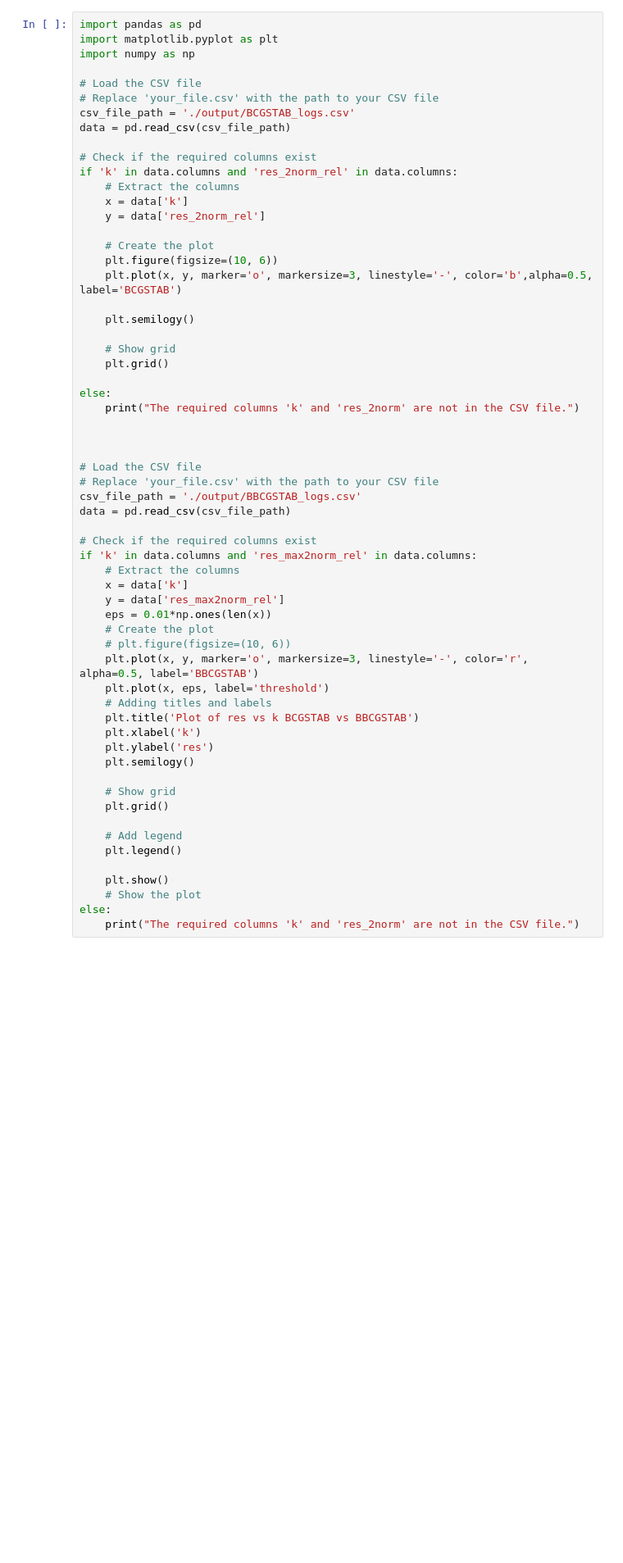
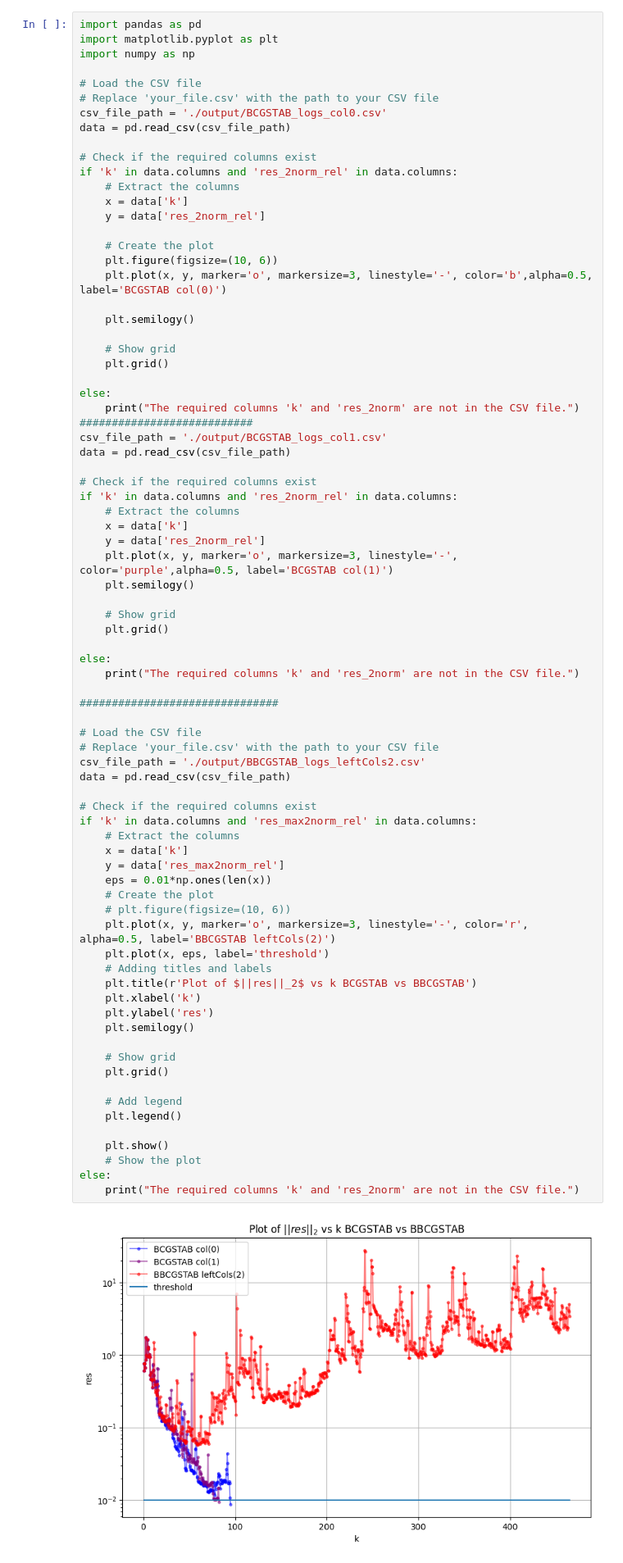
Before and after one commit to KozlovNA/BiCG_with_BLAS, a Jupyter notebook: BBCGSTAB_analisys.ipynb, the cells around one changed output. Shown at 82% size. Saved outputs shown, nothing was run; the diff lists cells and outputs as text; blank space fills up the shorter version.

```diff
--- a/BBCGSTAB_analisys.ipynb
+++ b/BBCGSTAB_analisys.ipynb
@@ -5,7 +5,7 @@ import numpy as np
 
 # Load the CSV file
 # Replace 'your_file.csv' with the path to your CSV file
-csv_file_path = './output/BCGSTAB_logs.csv'
+csv_file_path = './output/BCGSTAB_logs_col0.csv'
 data = pd.read_csv(csv_file_path)
 
 # Check if the required columns exist
@@ -16,7 +16,7 @@ if 'k' in data.columns and 'res_2norm_rel' in data.columns:
 
     # Create the plot
     plt.figure(figsize=(10, 6))
-    plt.plot(x, y, marker='o', markersize=3, linestyle='-', color='b',alpha=0.5, label='BCGSTAB')
+    plt.plot(x, y, marker='o', markersize=3, linestyle='-', color='b',alpha=0.5, label='BCGSTAB col(0)')
 
     plt.semilogy()
 
@@ -25,40 +25,59 @@ if 'k' in data.columns and 'res_2norm_rel' in data.columns:
 
 else:
     print("The required columns 'k' and 'res_2norm' are not in the CSV file.")
+###########################
+csv_file_path = './output/BCGSTAB_logs_col1.csv'
+data = pd.read_csv(csv_file_path)
 
+# Check if the required columns exist
+if 'k' in data.columns and 'res_2norm_rel' in data.columns:
+    # Extract the columns
+    x = data['k']
+    y = data['res_2norm_rel']
+    plt.plot(x, y, marker='o', markersize=3, linestyle='-', color='purple',alpha=0.5, label='BCGSTAB col(1)')
+    plt.semilogy()
 
+    # Show grid
+    plt.grid()
+
+else:
+    print("The required columns 'k' and 'res_2norm' are not in the CSV file.")
+
+###############################
 
 # Load the CSV file
 # Replace 'your_file.csv' with the path to your CSV file
-csv_file_path = './output/BBCGSTAB_logs.csv'
+csv_file_path = './output/BBCGSTAB_logs_leftCols2.csv'
 data = pd.read_csv(csv_file_path)
 
 # Check if the required columns exist
 if 'k' in data.columns and 'res_max2norm_rel' in data.columns:
     # Extract the columns
     x = data['k']
     y = data['res_max2norm_rel']
     eps = 0.01*np.ones(len(x))
     # Create the plot
     # plt.figure(figsize=(10, 6))
-    plt.plot(x, y, marker='o', markersize=3, linestyle='-', color='r', alpha=0.5, label='BBCGSTAB')
+    plt.plot(x, y, marker='o', markersize=3, linestyle='-', color='r', alpha=0.5, label='BBCGSTAB leftCols(2)')
     plt.plot(x, eps, label='threshold')
     # Adding titles and labels
-    plt.title('Plot of res vs k BCGSTAB vs BBCGSTAB')
+    plt.title(r'Plot of $||res||_2$ vs k BCGSTAB vs BBCGSTAB')
     plt.xlabel('k')
     plt.ylabel('res')
     plt.semilogy()
 
     # Show grid
     plt.grid()
 
     # Add legend
     plt.legend()
 
     plt.show()
     # Show the plot
 else:
     print("The required columns 'k' and 'res_2norm' are not in the CSV file.")
+# %% [output]
+[figure, added]
 # %%
 import numpy as np
 r0 = np.array([10, 3, 3])
```
Also changed, not shown: 1 other file.
